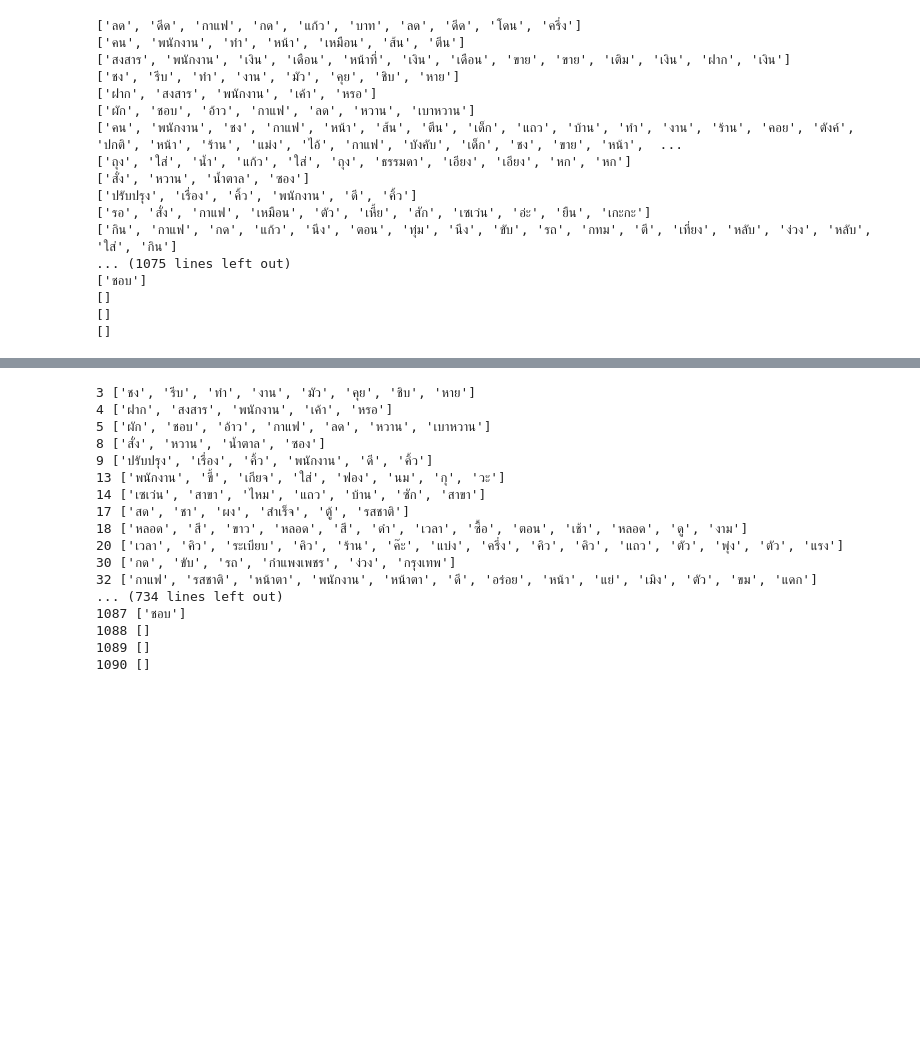
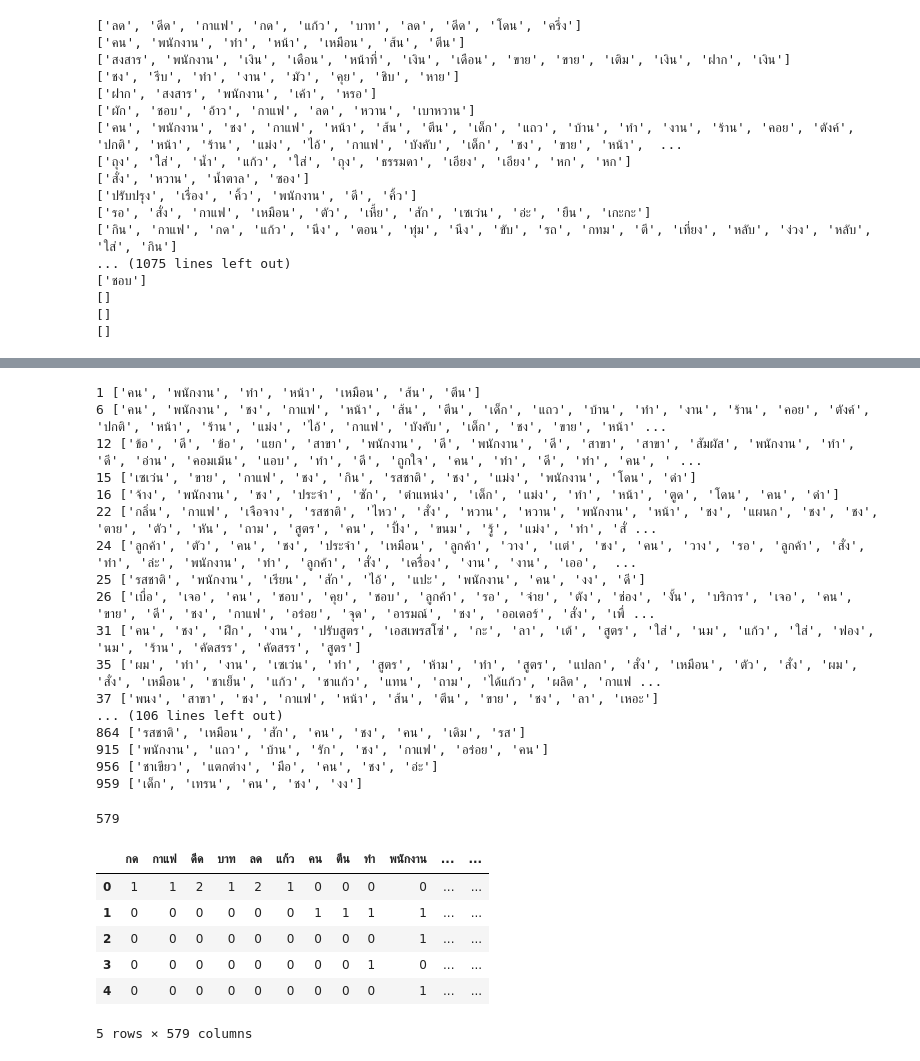
Before and after one commit to kanoonsantikul/online-opinion-topic-clustering, a Jupyter notebook: src/K-Mean.ipynb, the cells around one changed output, grey strips where cells are left out. Drawn from its saved outputs; the diff is of its cells as text; code cells hidden in the pictures; blank space fills up the shorter version.

```diff
--- a/src/K-Mean.ipynb
+++ b/src/K-Mean.ipynb
@@ -208,21 +210,61 @@ for index, value in result[result['predicted_label'] == 2]['comment'].iteritems(
 # %%
-for index, value in result[result['predicted_label'] == 2]['tokenized_comment'].iteritems():
+for index, value in result[result['predicted_label'] == 0]['tokenized_comment'].iteritems():
     print(index, value)
 # %% [output]
-3 ['ชง', 'รีบ', 'ทำ', 'งาน', 'มัว', 'คุย', 'ชิบ', 'หาย']
-4 ['ฝาก', 'สงสาร', 'พนักงาน', 'เค้า', 'หรอ']
-5 ['ผัก', 'ชอบ', 'อ้าว', 'กาแฟ', 'ลด', 'หวาน', 'เบาหวาน']
-8 ['สั่ง', 'หวาน', 'น้ำตาล', 'ซอง']
-9 ['ปรับปรุง', 'เรื่อง', 'คิ้ว', 'พนักงาน', 'ดี', 'คิ้ว']
-13 ['พนักงาน', 'ขี้', 'เกียจ', 'ใส่', 'ฟอง', 'นม', 'กุ', 'วะ']
-14 ['เซเว่น', 'สาขา', 'ไหม', 'แถว', 'บ้าน', 'ซัก', 'สาขา']
-17 ['สด', 'ชา', 'ผง', 'สำเร็จ', 'ตู้', 'รสชาติ']
-18 ['หลอด', 'สี', 'ขาว', 'หลอด', 'สี', 'ดำ', 'เวลา', 'ซื้อ', 'ตอน', 'เช้า', 'หลอด', 'ดู', 'งาม']
-20 ['เวลา', 'คิว', 'ระเบียบ', 'คิว', 'ร้าน', 'ค๊ะ', 'แบ่ง', 'ครึ่ง', 'คิว', 'คิว', 'แถว', 'ตัว', 'พุ่ง', 'ตัว', 'แรง']
-30 ['กด', 'ขับ', 'รถ', 'กำแพงเพชร', 'ง่วง', 'กรุงเทพ']
-32 ['กาแฟ', 'รสชาติ', 'หน้าตา', 'พนักงาน', 'หน้าตา', 'ดี', 'อร่อย', 'หน้า', 'แย่', 'เมิง', 'ตัว', 'ขม', 'แดก']
-... (734 lines left out)
-1087 ['ชอบ']
-1088 []
-1089 []
-1090 []
+1 ['คน', 'พนักงาน', 'ทำ', 'หน้า', 'เหมือน', 'ส้น', 'ตีน']
+6 ['คน', 'พนักงาน', 'ชง', 'กาแฟ', 'หน้า', 'ส้น', 'ตีน', 'เด็ก', 'แถว', 'บ้าน', 'ทำ', 'งาน', 'ร้าน', 'คอย', 'ตังค์', 'ปกติ', 'หน้า', 'ร้าน', 'แม่ง', 'ไอ้', 'กาแฟ', 'บังคับ', 'เด็ก', 'ชง', 'ขาย', 'หน้า' ...
+12 ['ข้อ', 'ดี', 'ข้อ', 'แยก', 'สาขา', 'พนักงาน', 'ดี', 'พนักงาน', 'ดี', 'สาขา', 'สาขา', 'สัมผัส', 'พนักงาน', 'ทำ', 'ดี', 'อ่าน', 'คอมเม้น', 'แอบ', 'ทำ', 'ดี', 'ถูกใจ', 'คน', 'ทำ', 'ดี', 'ทำ', 'คน', ' ...
+15 ['เซเว่น', 'ขาย', 'กาแฟ', 'ชง', 'กิน', 'รสชาติ', 'ชง', 'แม่ง', 'พนักงาน', 'โดน', 'ด่า']
+16 ['จ้าง', 'พนักงาน', 'ชง', 'ประจำ', 'ซัก', 'ตำแหน่ง', 'เด็ก', 'แม่ง', 'ทำ', 'หน้า', 'ตูด', 'โดน', 'คน', 'ด่า']
+22 ['กลิ่น', 'กาแฟ', 'เจือจาง', 'รสชาติ', 'ไหว', 'สั่ง', 'หวาน', 'หวาน', 'พนักงาน', 'หน้า', 'ชง', 'แผนก', 'ชง', 'ชง', 'ตาย', 'ตัว', 'หัน', 'ถาม', 'สูตร', 'คน', 'ปิ้ง', 'ขนม', 'รู้', 'แม่ง', 'ทำ', 'สั่ ...
+24 ['ลูกค้า', 'ตัว', 'คน', 'ชง', 'ประจำ', 'เหมือน', 'ลูกค้า', 'วาง', 'เเต่', 'ชง', 'คน', 'วาง', 'รอ', 'ลูกค้า', 'สั่ง', 'ทำ', 'ล่ะ', 'พนักงาน', 'ทำ', 'ลูกค้า', 'สั่ง', 'เครื่อง', 'งาน', 'งาน', 'เออ',  ...
+25 ['รสชาติ', 'พนักงาน', 'เรียน', 'สัก', 'ไอ้', 'แปะ', 'พนักงาน', 'คน', 'งง', 'ดี']
+26 ['เบื่อ', 'เจอ', 'คน', 'ชอบ', 'คุย', 'ชอบ', 'ลูกค้า', 'รอ', 'จ่าย', 'ตัง', 'ช่อง', 'งั้น', 'บริการ', 'เจอ', 'คน', 'ขาย', 'ดี', 'ชง', 'กาแฟ', 'อร่อย', 'จุด', 'อารมณ์', 'ชง', 'ออเดอร์', 'สั่ง', 'เพื่ ...
+31 ['คน', 'ชง', 'ฝึก', 'งาน', 'ปรับสูตร', 'เอสเพรสโซ่', 'กะ', 'ลา', 'เต้', 'สูตร', 'ใส่', 'นม', 'แก้ว', 'ใส่', 'ฟอง', 'นม', 'ร้าน', 'คัดสรร', 'คัดสรร', 'สูตร']
+35 ['ผม', 'ทำ', 'งาน', 'เซเว่น', 'ทำ', 'สูตร', 'ห้าม', 'ทำ', 'สูตร', 'แปลก', 'สั่ง', 'เหมือน', 'ตัว', 'สั่ง', 'ผม', 'สั่ง', 'เหมือน', 'ชาเย็น', 'แก้ว', 'ชาแก้ว', 'แทน', 'ถาม', 'ได้แก้ว', 'ผลิต', 'กาแฟ ...
+37 ['พนง', 'สาขา', 'ชง', 'กาแฟ', 'หน้า', 'ส้น', 'ตีน', 'ขาย', 'ชง', 'ลา', 'เหอะ']
+... (106 lines left out)
+864 ['รสชาติ', 'เหมือน', 'สัก', 'คน', 'ชง', 'คน', 'เดิม', 'รส']
+915 ['พนักงาน', 'แถว', 'บ้าน', 'รัก', 'ชง', 'กาแฟ', 'อร่อย', 'คน']
+956 ['ชาเขียว', 'แตกต่าง', 'มือ', 'คน', 'ชง', 'อ่ะ']
+959 ['เด็ก', 'เทรน', 'คน', 'ชง', 'งง']
+# %%
+average_doc_size = 0
+for doc in idx_corpus:
+    average_doc_size += len(doc)
+average_doc_size /= len(idx_corpus)
+average_doc_size = math.ceil(average_doc_size)
+average_doc_size
+
+word_freq = dictionary.dfs
+filtered_corpus = []
+for doc in idx_corpus:
+    new_doc = [(word, word_freq[dictionary.token2id[word]]) for word in doc]
+    new_doc.sort(reverse=True, key=lambda x: x[1])
+    new_doc = new_doc[:average_doc_size]
+    filtered_corpus.append([word for word, df in new_doc])
+# %%
+dictionary = corpora.Dictionary(filtered_corpus)
+print(len(dictionary))
+
+# dictionary.filter_extremes(no_below=2, no_above=1, keep_n=len(dictionary))
+# print(len(dictionary))
+
+unique_words = [dictionary[id] for id in range(len(dictionary))]
+
+array = numpy.zeros((len_corpus, len(unique_words)), dtype=int)
+for i, vector in enumerate(filtered_corpus):
+    for word in vector:
+        array[i, dictionary.token2id[word]] += 1
+
+word_vectors = pandas.DataFrame(array, columns=unique_words, dtype=int)
+word_vectors.head()
+# %% [output]
+579
+|  | กด | กาแฟ | ดีด | บาท | ลด | แก้ว | คน | ตีน | ทำ | พนักงาน | ... | ... |
+| 0 | 1 | 1 | 2 | 1 | 2 | 1 | 0 | 0 | 0 | 0 | ... | ... |
+| 1 | 0 | 0 | 0 | 0 | 0 | 0 | 1 | 1 | 1 | 1 | ... | ... |
+| 2 | 0 | 0 | 0 | 0 | 0 | 0 | 0 | 0 | 0 | 1 | ... | ... |
+| 3 | 0 | 0 | 0 | 0 | 0 | 0 | 0 | 0 | 1 | 0 | ... | ... |
+| 4 | 0 | 0 | 0 | 0 | 0 | 0 | 0 | 0 | 0 | 1 | ... | ... |
+5 rows × 579 columns
```
Also changed, not shown: parts of 12 cells of this notebook.
